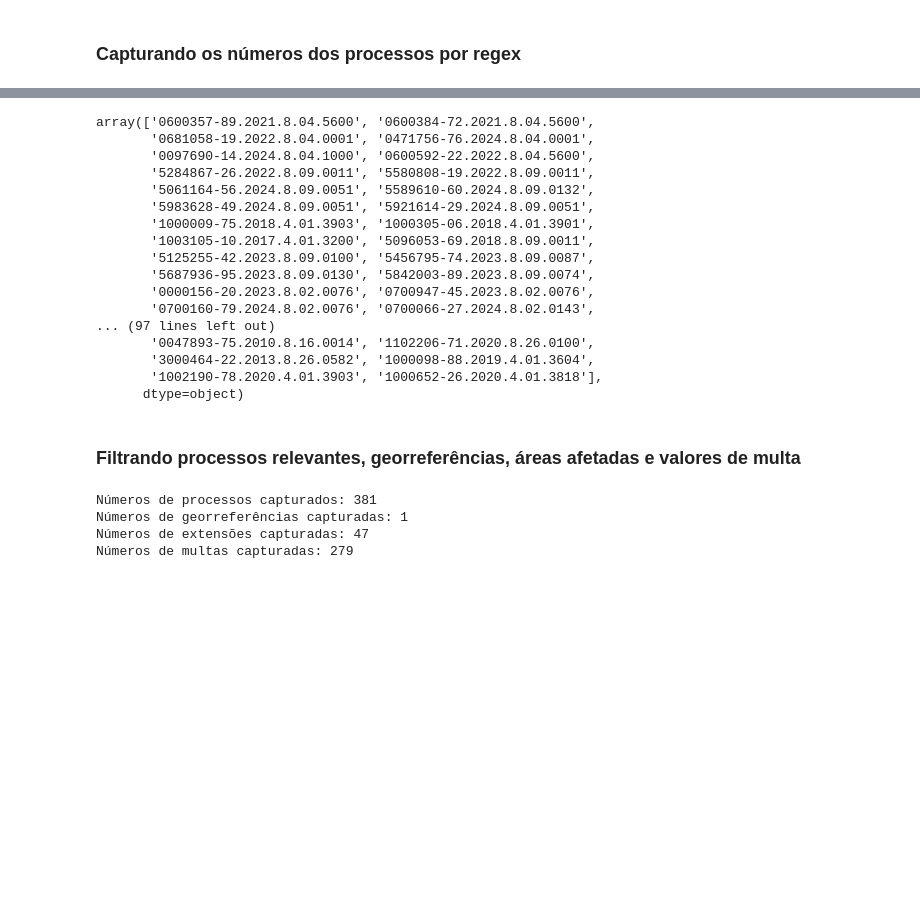
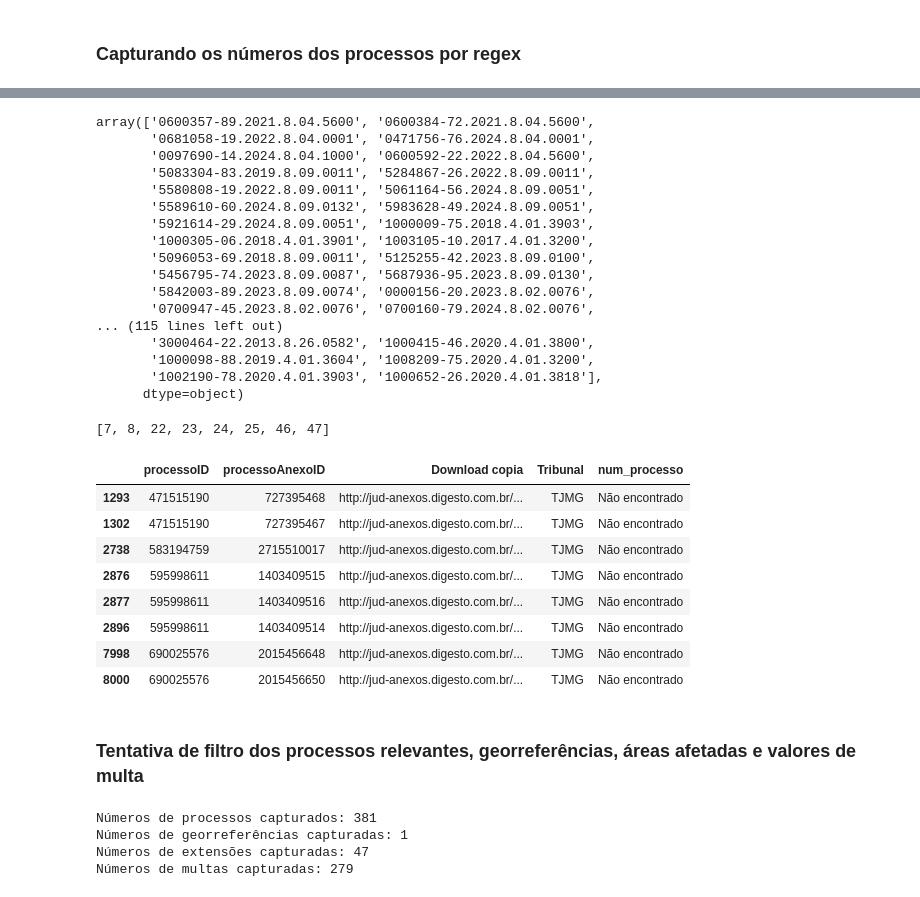
Before and after one commit to pedronery07/Projeto_InsperData_AECOM, a Jupyter notebook: extracao_jusbrasil.ipynb, the cells around one changed output, grey strips where cells are left out. Drawn from its saved outputs; the diff is of its cells as text; code cells hidden in the pictures; blank space fills up the shorter version.

```diff
--- a/extracao_jusbrasil.ipynb
+++ b/extracao_jusbrasil.ipynb
@@ -100,23 +103,66 @@ Números de processos capturados: 381
 # %%
-sentencas_com_num.loc[sentencas_com_num['num_processo'] != "Não encontrado", :]['num_processo'].unique()
+filtrados_com_num.loc[filtrados_com_num['num_processo'] != "Não encontrado", :]['num_processo'].unique()
 # %% [output]
 array(['0600357-89.2021.8.04.5600', '0600384-72.2021.8.04.5600',
        '0681058-19.2022.8.04.0001', '0471756-76.2024.8.04.0001',
        '0097690-14.2024.8.04.1000', '0600592-22.2022.8.04.5600',
-       '5284867-26.2022.8.09.0011', '5580808-19.2022.8.09.0011',
-       '5061164-56.2024.8.09.0051', '5589610-60.2024.8.09.0132',
-       '5983628-49.2024.8.09.0051', '5921614-29.2024.8.09.0051',
-       '1000009-75.2018.4.01.3903', '1000305-06.2018.4.01.3901',
-       '1003105-10.2017.4.01.3200', '5096053-69.2018.8.09.0011',
-       '5125255-42.2023.8.09.0100', '5456795-74.2023.8.09.0087',
-       '5687936-95.2023.8.09.0130', '5842003-89.2023.8.09.0074',
-       '0000156-20.2023.8.02.0076', '0700947-45.2023.8.02.0076',
-       '0700160-79.2024.8.02.0076', '0700066-27.2024.8.02.0143',
-... (97 lines left out)
-       '0047893-75.2010.8.16.0014', '1102206-71.2020.8.26.0100',
-       '3000464-22.2013.8.26.0582', '1000098-88.2019.4.01.3604',
+       '5083304-83.2019.8.09.0011', '5284867-26.2022.8.09.0011',
+       '5580808-19.2022.8.09.0011', '5061164-56.2024.8.09.0051',
+       '5589610-60.2024.8.09.0132', '5983628-49.2024.8.09.0051',
+       '5921614-29.2024.8.09.0051', '1000009-75.2018.4.01.3903',
+       '1000305-06.2018.4.01.3901', '1003105-10.2017.4.01.3200',
+       '5096053-69.2018.8.09.0011', '5125255-42.2023.8.09.0100',
+       '5456795-74.2023.8.09.0087', '5687936-95.2023.8.09.0130',
+       '5842003-89.2023.8.09.0074', '0000156-20.2023.8.02.0076',
+       '0700947-45.2023.8.02.0076', '0700160-79.2024.8.02.0076',
+... (115 lines left out)
+       '3000464-22.2013.8.26.0582', '1000415-46.2020.4.01.3800',
+       '1000098-88.2019.4.01.3604', '1008209-75.2020.4.01.3200',
        '1002190-78.2020.4.01.3903', '1000652-26.2020.4.01.3818'],
       dtype=object)
+# %%
+processos_nao_encontrados = filtrados_com_num.loc[filtrados_com_num['num_processo'] == "Não encontrado", :]
+# %%
+def identifica_acesso_negado(processos):
+    copia_processos = processos.copy()
+    acessos_negados = []
+
+    for i in range(copia_processos.shape[0]):
+        link = copia_processos.iloc[i, 2]
+        response = requests.get(link)
+        response.encoding = 'utf-8'
+        content_type = response.headers.get('Content-Type', '')
+        texto = ""
+
+        if 'html' in content_type:
+            # print(f"[HTML] Extraindo de: {link}")
+            soup = BeautifulSoup(response.content, 'html.parser')
+            texto = soup.get_text()
+
+        match = re.search(r'Acesso negado', texto)
+        if match:
+            acessos_negados.append(i)
+            continue
+
+    print(acessos_negados)
+    return copia_processos.iloc[acessos_negados, :]
+
+df_html_only = processos_nao_encontrados[processos_nao_encontrados['Download copia'].str.contains(r'\.html?$', case=False, na=False)]
+acessos_negados = identifica_acesso_negado(df_html_only)
+# %% [output]
+[7, 8, 22, 23, 24, 25, 46, 47]
+# %%
+acessos_negados
+# %% [output]
+|  | processoID | processoAnexoID | Download copia | Tribunal | num_processo |
+| 1293 | 471515190 | 727395468 | http://jud-anexos.digesto.com.br/... | TJMG | Não encontrado |
+| 1302 | 471515190 | 727395467 | http://jud-anexos.digesto.com.br/... | TJMG | Não encontrado |
+| 2738 | 583194759 | 2715510017 | http://jud-anexos.digesto.com.br/... | TJMG | Não encontrado |
+| 2876 | 595998611 | 1403409515 | http://jud-anexos.digesto.com.br/... | TJMG | Não encontrado |
+| 2877 | 595998611 | 1403409516 | http://jud-anexos.digesto.com.br/... | TJMG | Não encontrado |
+| 2896 | 595998611 | 1403409514 | http://jud-anexos.digesto.com.br/... | TJMG | Não encontrado |
+| 7998 | 690025576 | 2015456648 | http://jud-anexos.digesto.com.br/... | TJMG | Não encontrado |
+| 8000 | 690025576 | 2015456650 | http://jud-anexos.digesto.com.br/... | TJMG | Não encontrado |
 # %% [markdown]
-### Filtrando processos relevantes, georreferências, áreas afetadas e valores de multa
+### Tentativa de filtro dos processos relevantes, georreferências, áreas afetadas e valores de multa
 # %%
```
Also changed, not shown: parts of 7 cells of this notebook, 2 other files.
